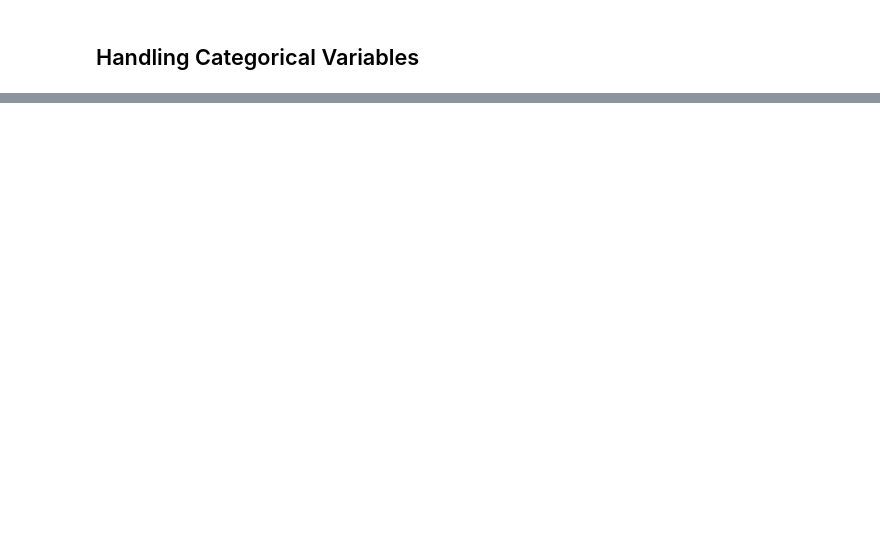
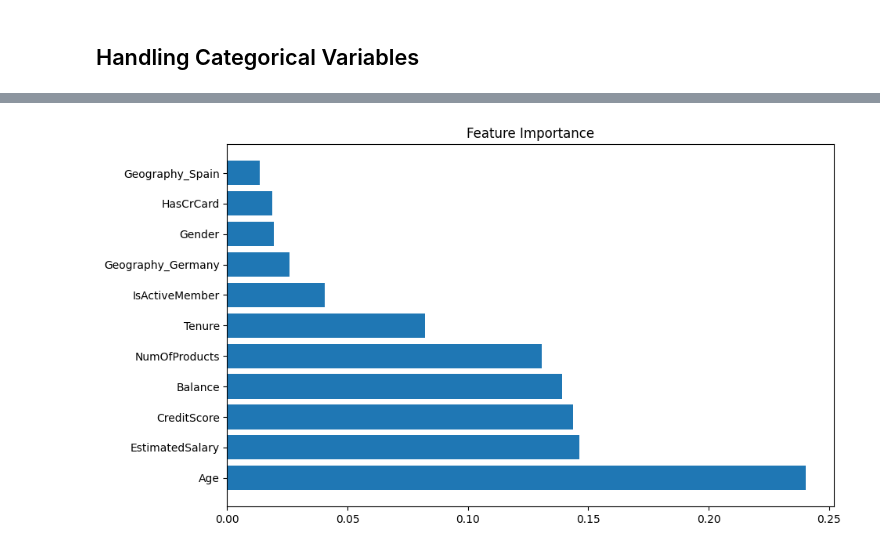
Before and after one commit to Sadikshya211/customer-churn-prediction, a Jupyter notebook: DsProject.ipynb, the cells around one changed output, grey strips where cells are left out. Saved outputs shown, nothing was run; the diff lists cells and outputs as text; code cells hidden in the pictures; blank space fills up the shorter version.

```diff
--- a/DsProject.ipynb
+++ b/DsProject.ipynb
@@ -84,0 +105,5 @@ for col in categorical_cols:
+# %%
+features = ['CreditScore', 'Gender', 'Age', 'Tenure', 'Balance', 'NumOfProducts',
+           'HasCrCard', 'IsActiveMember', 'EstimatedSalary', 'Geography_Germany', 'Geography_Spain']
+X= df[features]
+y = df['Exited']
@@ -84,0 +136,19 @@ for col in categorical_cols:
+# %%
+from sklearn.metrics import confusion_matrix, classification_report
+
+all_y_true = []
+all_y_pred = []
+
+for train_index, test_index in skf.split(X, y):
+    X_train, X_test = X.iloc[train_index], X.iloc[test_index]
+    y_train, y_test = y.iloc[train_index], y.iloc[test_index]
+
+    model = RandomForestClassifier(n_estimators=200, random_state=42)
+    model.fit(X_train, y_train)
+
+    y_pred = model.predict(X_test)
+    all_y_true.extend(y_test)
+    all_y_pred.extend(y_pred)
+
+print("Confusion Matrix:\n", confusion_matrix(all_y_true, all_y_pred))
+print("\nClassification Report:\n", classification_report(all_y_true, all_y_pred))
@@ -84,0 +169,3 @@ for col in categorical_cols:
+# %%
+model = RandomForestClassifier(n_estimators=100, random_state = 42)
+model.fit(X_train, y_train)
@@ -84,0 +197,12 @@ for col in categorical_cols:
+# %%
+importances = model.feature_importances_
+indices = np.argsort(importances)[::-1]
+names = [features[i] for i in indices]
+
+plt.figure(figsize=(10, 6))
+plt.title("Feature Importance")
+plt.barh(range(X.shape[1]), importances[indices])
+plt.yticks(range(X.shape[1]), names)
+plt.show()
+# %% [output]
+[figure, added]
```
Also changed, not shown: parts of 19 cells of this notebook.
